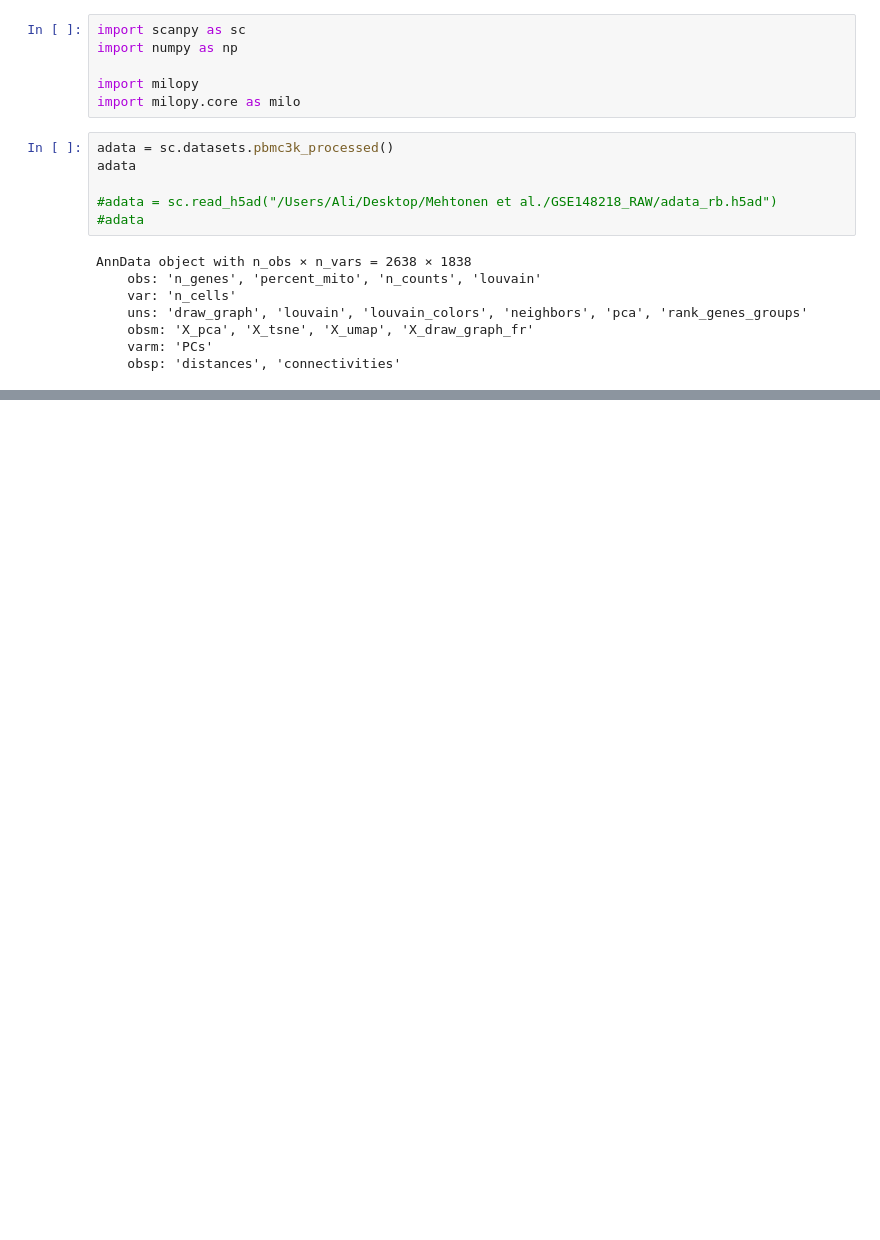
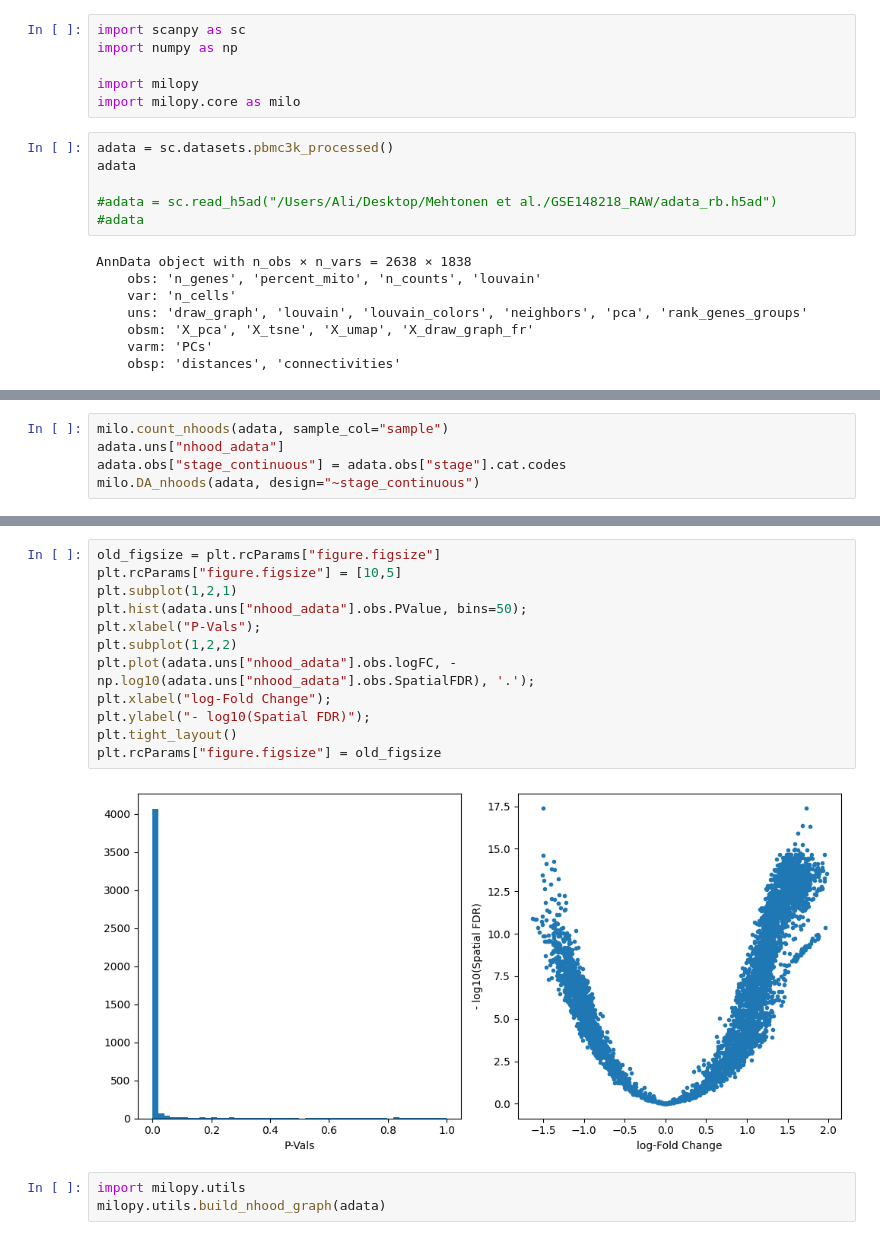
Before and after one commit to tuonglab/Alicia-Project-1, a Jupyter notebook: notebooks/Milo for Mehtonen et al.ipynb, the cells around one changed output, grey strips where cells are left out. Drawn from its saved outputs; the diff is of its cells as text; blank space fills up the shorter version.

```diff
--- a/notebooks/Milo for Mehtonen et al.ipynb
+++ b/notebooks/Milo for Mehtonen et al.ipynb
@@ -65,0 +150,5 @@ KeyError: 'logFC'
+# %%
+milo.count_nhoods(adata, sample_col="sample")
+adata.uns["nhood_adata"]
+adata.obs["stage_continuous"] = adata.obs["stage"].cat.codes
+milo.DA_nhoods(adata, design="~stage_continuous")
@@ -65,0 +171,17 @@ KeyError: 'logFC'
+# %%
+old_figsize = plt.rcParams["figure.figsize"]
+plt.rcParams["figure.figsize"] = [10,5]
+plt.subplot(1,2,1)
+plt.hist(adata.uns["nhood_adata"].obs.PValue, bins=50);
+plt.xlabel("P-Vals");
+plt.subplot(1,2,2)
+plt.plot(adata.uns["nhood_adata"].obs.logFC, -np.log10(adata.uns["nhood_adata"].obs.SpatialFDR), '.');
+plt.xlabel("log-Fold Change");
+plt.ylabel("- log10(Spatial FDR)");
+plt.tight_layout()
+plt.rcParams["figure.figsize"] = old_figsize
+# %% [output]
+[figure, added]
+# %%
+import milopy.utils
+milopy.utils.build_nhood_graph(adata)
```
Also changed, not shown: parts of 32 cells of this notebook, 1 other file.
